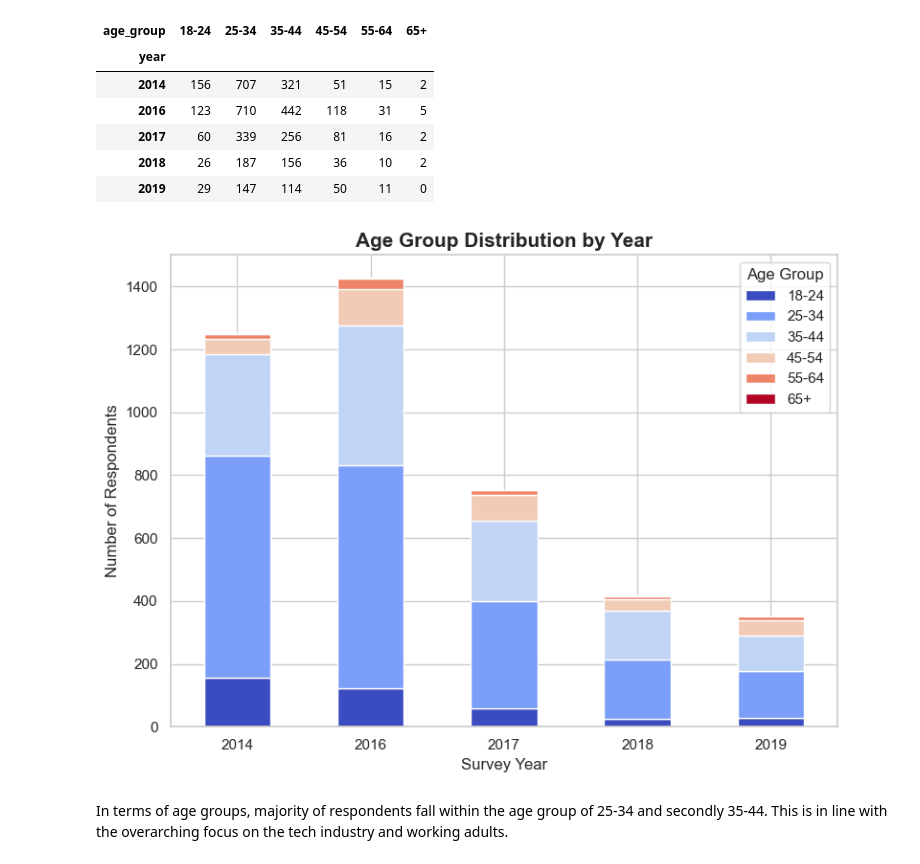
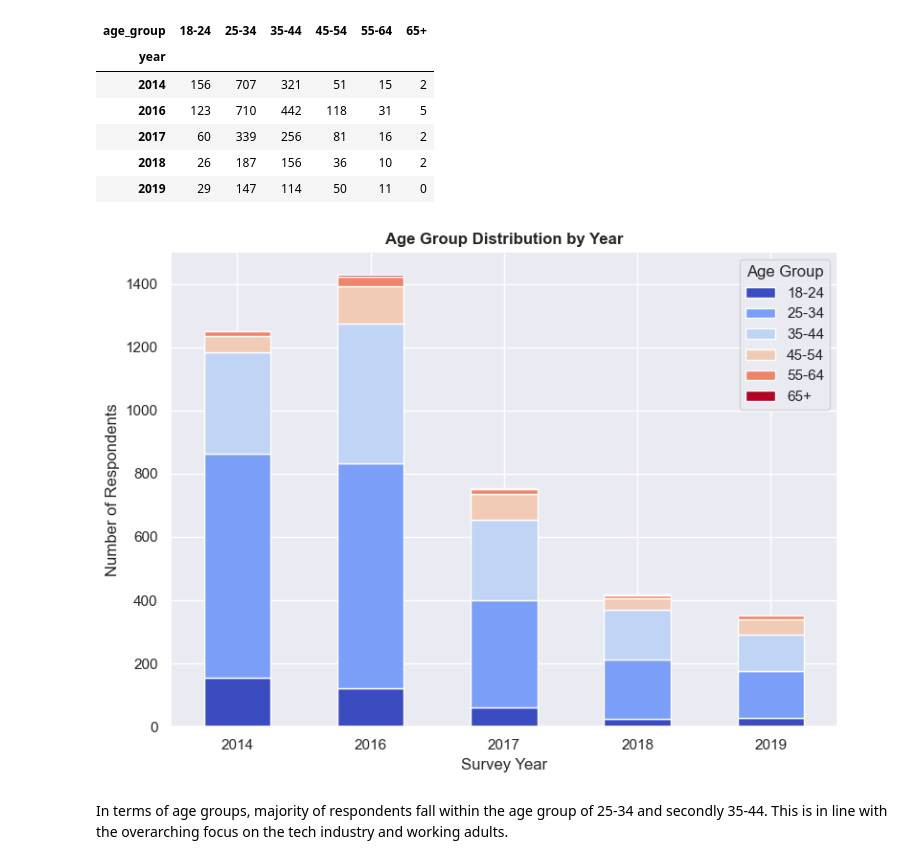
Before and after one commit to giddygarcia/Mental-Health-In-Tech, a Jupyter notebook: mental-health.ipynb, the cells around one changed output. Saved outputs shown, nothing was run; the diff lists cells and outputs as text; code cells hidden in the pictures.

Commit message:
Minor formatting + new feature: help over the years

```diff
--- a/mental-health.ipynb
+++ b/mental-health.ipynb
@@ -131,16 +137,24 @@ df_survey
 # %%
 fig, ax = plt.subplots(1, 2, figsize=(12, 5))
 
-sns.set_theme(style="whitegrid")
+sns.set_theme(style="darkgrid")
 
-sns.lineplot(df_survey, x=df_survey['year'].astype(str), y='num_questions', ax=ax[0], marker='o')
-ax[0].set_title('Number of Questions per Year', weight='bold', fontsize=14)
+sns.lineplot(
+    df_survey, x=df_survey["year"].astype(str), y="num_questions", ax=ax[0], marker="o"
+)
+ax[0].set_title("Number of Questions per Year")
 ax[0].set_xlabel("Year")
 ax[0].set_ylabel("Number of Questions")
 
 
-sns.lineplot(df_survey, x=df_survey['year'].astype(str), y='num_respondents', ax=ax[1], marker='o')
-ax[1].set_title('Number of Respondents per Year', weight='bold', fontsize=14)
+sns.lineplot(
+    df_survey,
+    x=df_survey["year"].astype(str),
+    y="num_respondents",
+    ax=ax[1],
+    marker="o",
+)
+ax[1].set_title("Number of Respondents per Year")
 ax[1].set_xlabel("Year")
 ax[1].set_ylabel("Number of Respondents")
 
@@ -179,8 +193,9 @@ query = """SELECT SurveyID AS year,
 
 df_ages_all = pd.read_sql(query, con)
 
-sns.boxplot(df_ages_all, x='year', y='age', color='gold')
-plt.title('Age Distribution per Year', weight='bold');
+sns.set_style("darkgrid")
+sns.boxplot(df_ages_all, x="year", y="age", color="gold")
+plt.title("Age Distribution per Year");
 # %% [output]
 [figure]
 # %% [markdown]
@@ -190,7 +205,8 @@ Curiously there are some outliers in the first 2014 survey, with such low ages t
 # %% [markdown]
 #### 1.1.2 By **Age Group**
 # %%
-query = """WITH age_group AS(
+query = """
+        WITH age_group AS(
             SELECT SurveyID AS year,
                 CASE
                     WHEN CAST(AnswerText AS INTEGER) BETWEEN 18 AND 24 THEN '18-24'
@@ -211,7 +227,7 @@ query = """WITH age_group AS(
         """
 
 df_ages = pd.read_sql(query, con)
-df_ages = df_ages.pivot(index='year', columns='age_group', values='count').fillna(0)
+df_ages = df_ages.pivot(index="year", columns="age_group", values="count").fillna(0)
 df_ages = df_ages.astype(int)
 df_ages.head()
 # %% [output]
@@ -224,21 +240,22 @@ df_ages.head()
 | 2019 | 29 | 147 | 114 | 50 | 11 | 0 |
 # %%
 fig, ax = plt.subplots(figsize=(8, 6))
+sns.set_style("darkgrid")
 
-df_ages.plot(kind="bar", stacked=True, ax=ax, colormap='coolwarm')
+df_ages.plot(kind="bar", stacked=True, ax=ax, colormap="coolwarm")
 
-ax.set_ylabel('Number of Respondents', size=12)
-ax.set_xlabel('Survey Year', size=12)
+ax.set_ylabel("Number of Respondents")
+ax.set_xlabel("Survey Year")
 ax.set_xticklabels(ax.get_xticklabels(), rotation=0)
-plt.title('Age Group Distribution by Year', size=15, weight='bold')
+plt.title("Age Group Distribution by Year")
 
 labels_legend = df_ages.columns.tolist()
 ax.legend(labels=labels_legend, title="Age Group")
 
 plt.tight_layout()
 plt.show()
 # %% [output]
-[figure, old version]
+[figure, new version]
 # %% [markdown]
 In terms of age groups, majority of respondents fall within the age group of 25-34 and secondly 35-44. This is in line with the overarching focus on the tech industry and working adults.
 # %% [markdown]
```
Also changed, not shown: parts of 36 cells of this notebook.
